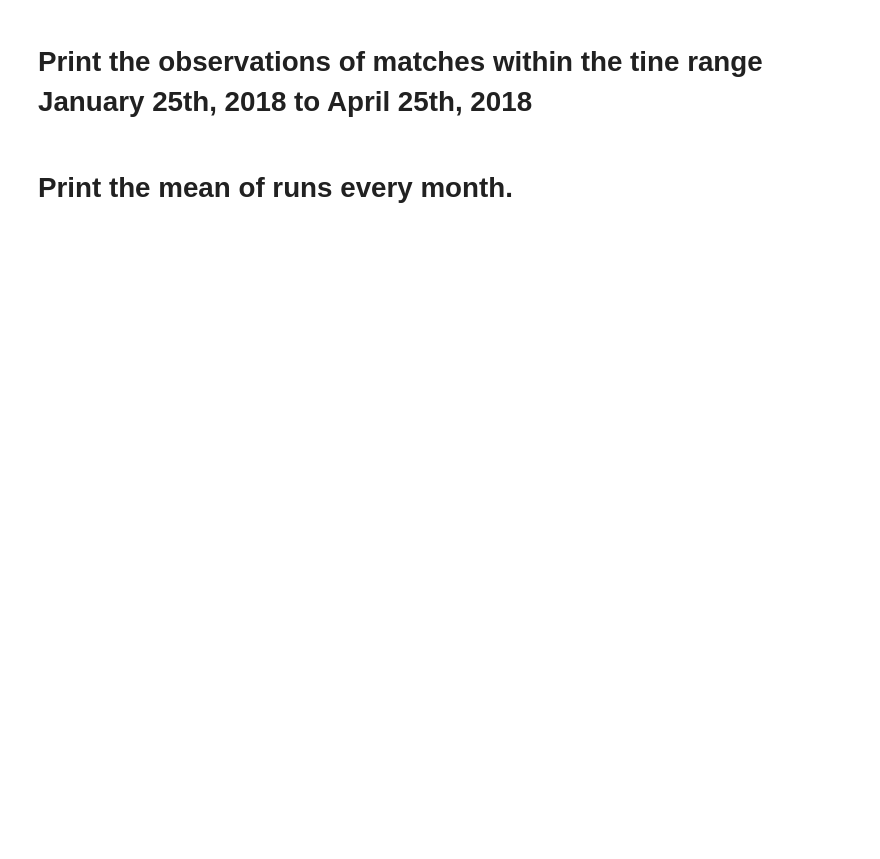
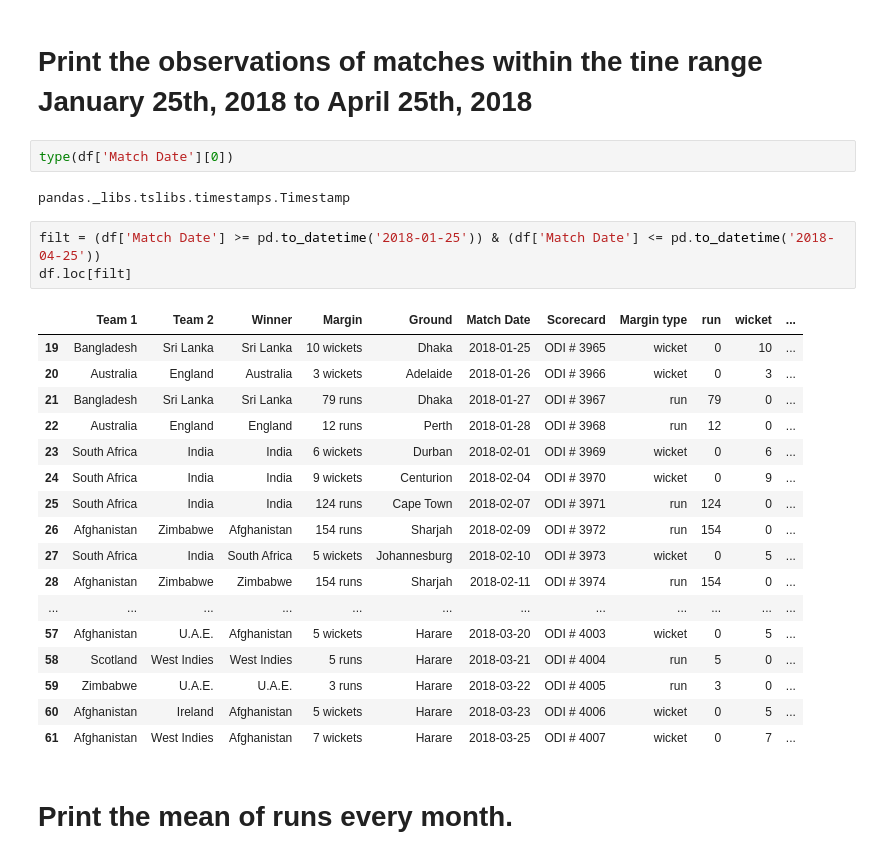
Before and after one commit to FarhanBinShafiq/pandass_practice, a Jupyter notebook: Task 8/Task8_Farhan.ipynb, the cells around one changed output. Drawn from its saved outputs; the diff is of its cells as text; blank space fills up the shorter version.

Commit message:
Pandas

```diff
--- a/Task 8/Task8_Farhan.ipynb
+++ b/Task 8/Task8_Farhan.ipynb
@@ -382,4 +522,29 @@ Most played ground-----------> Harare --------------------------------> 16
 # %% [markdown]
 # Print the observations of matches within the tine range January 25th, 2018 to April 25th, 2018
+# %%
+type(df['Match Date'][0])
+# %% [output]
+pandas._libs.tslibs.timestamps.Timestamp
+# %%
+filt = (df['Match Date'] >= pd.to_datetime('2018-01-25')) & (df['Match Date'] <= pd.to_datetime('2018-04-25'))
+df.loc[filt]
+# %% [output]
+|  | Team 1 | Team 2 | Winner | Margin | Ground | Match Date | Scorecard | Margin type | run | wicket | ... |
+| 19 | Bangladesh | Sri Lanka | Sri Lanka | 10 wickets | Dhaka | 2018-01-25 | ODI # 3965 | wicket | 0 | 10 | ... |
+| 20 | Australia | England | Australia | 3 wickets | Adelaide | 2018-01-26 | ODI # 3966 | wicket | 0 | 3 | ... |
+| 21 | Bangladesh | Sri Lanka | Sri Lanka | 79 runs | Dhaka | 2018-01-27 | ODI # 3967 | run | 79 | 0 | ... |
+| 22 | Australia | England | England | 12 runs | Perth | 2018-01-28 | ODI # 3968 | run | 12 | 0 | ... |
+| 23 | South Africa | India | India | 6 wickets | Durban | 2018-02-01 | ODI # 3969 | wicket | 0 | 6 | ... |
+| 24 | South Africa | India | India | 9 wickets | Centurion | 2018-02-04 | ODI # 3970 | wicket | 0 | 9 | ... |
+| 25 | South Africa | India | India | 124 runs | Cape Town | 2018-02-07 | ODI # 3971 | run | 124 | 0 | ... |
+| 26 | Afghanistan | Zimbabwe | Afghanistan | 154 runs | Sharjah | 2018-02-09 | ODI # 3972 | run | 154 | 0 | ... |
+| 27 | South Africa | India | South Africa | 5 wickets | Johannesburg | 2018-02-10 | ODI # 3973 | wicket | 0 | 5 | ... |
+| 28 | Afghanistan | Zimbabwe | Zimbabwe | 154 runs | Sharjah | 2018-02-11 | ODI # 3974 | run | 154 | 0 | ... |
+| ... | ... | ... | ... | ... | ... | ... | ... | ... | ... | ... | ... |
+| 57 | Afghanistan | U.A.E. | Afghanistan | 5 wickets | Harare | 2018-03-20 | ODI # 4003 | wicket | 0 | 5 | ... |
+| 58 | Scotland | West Indies | West Indies | 5 runs | Harare | 2018-03-21 | ODI # 4004 | run | 5 | 0 | ... |
+| 59 | Zimbabwe | U.A.E. | U.A.E. | 3 runs | Harare | 2018-03-22 | ODI # 4005 | run | 3 | 0 | ... |
+| 60 | Afghanistan | Ireland | Afghanistan | 5 wickets | Harare | 2018-03-23 | ODI # 4006 | wicket | 0 | 5 | ... |
+| 61 | Afghanistan | West Indies | Afghanistan | 7 wickets | Harare | 2018-03-25 | ODI # 4007 | wicket | 0 | 7 | ... |
 # %% [markdown]
 # Print the mean of runs every month.
```
Also changed, not shown: parts of 19 cells of this notebook, 15 other files.
